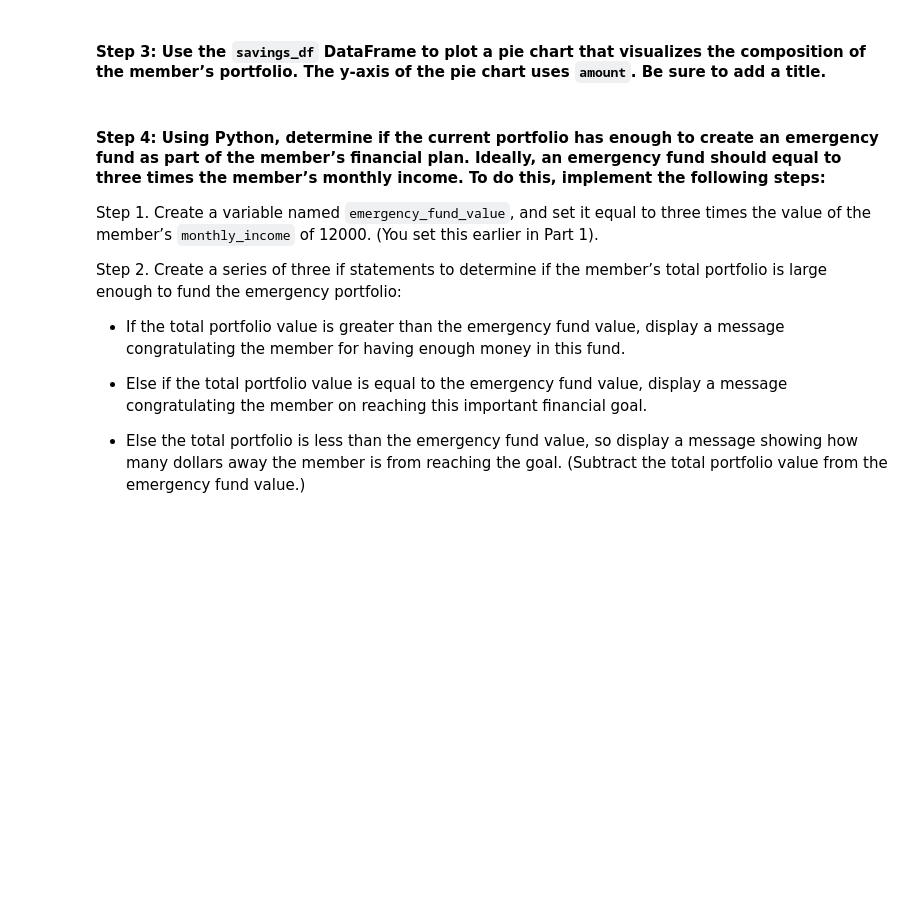
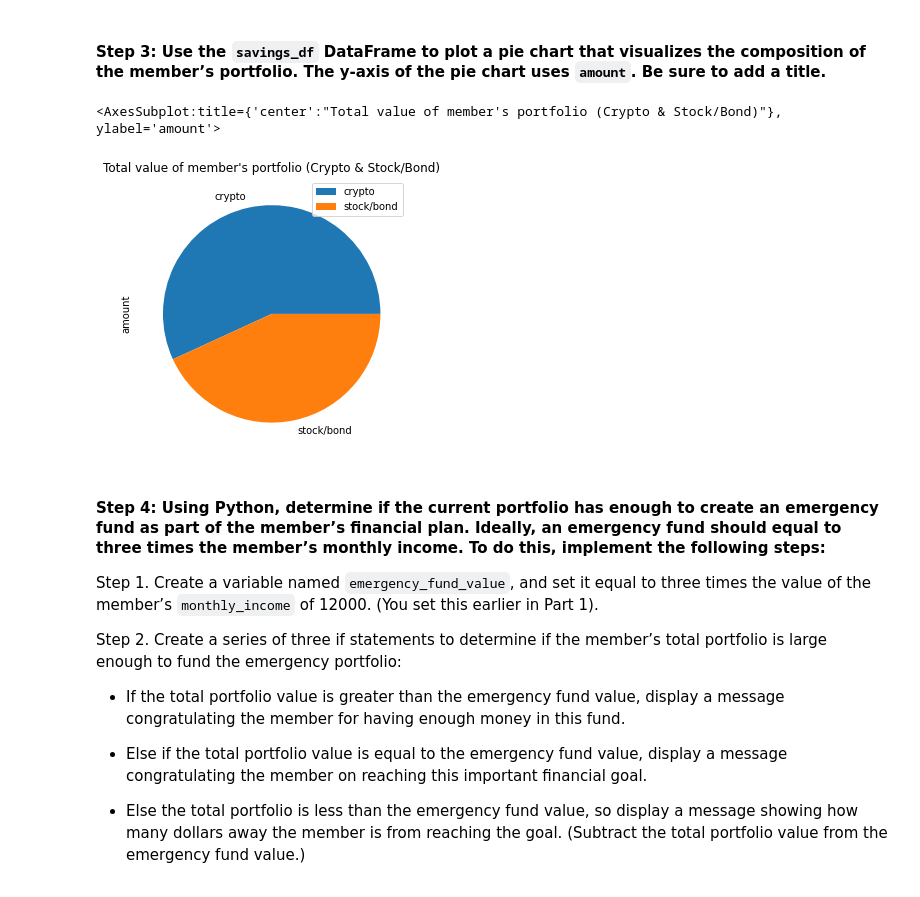
Before and after one commit to Aheesh/fin_planner, a Jupyter notebook: financial_planning_tools.ipynb, the cells around one changed output. Drawn from its saved outputs; the diff is of its cells as text; code cells hidden in the pictures; blank space fills up the shorter version.

```diff
--- a/financial_planning_tools.ipynb
+++ b/financial_planning_tools.ipynb
@@ -330,7 +330,10 @@ In this section, you’ll use the valuations for the cryptocurrency wallet and f
 #### Step 1: Create a Python list named `savings_data` that has two elements. The first element contains the total value of the cryptocurrency wallet. The second element contains the total value of the stock and bond portions of the portfolio.
 # %%
 # Consolidate financial assets data into a Python list
-# YOUR CODE HERE
+savings_data=list()
+savings_data.insert(0,total_crypto_wallet)
+savings_data.insert(1,total_stocks_bonds)
 
 # Review the Python list savings_data
-# YOUR CODE HERE
+display(type(savings_data))
+display(savings_data)
@@ -344,7 +350,8 @@ In this section, you’ll use the valuations for the cryptocurrency wallet and f
 - `index`: Set this parameter equal to a Python list with the values of `crypto` and `stock/bond`.
 # %%
 # Create a Pandas DataFrame called savings_df
-# YOUR CODE HERE
+savings_df=pd.DataFrame(savings_data,index=['crypto','stock/bond'],columns=['amount'])
 
 # Display the savings_df DataFrame
-# YOUR CODE HERE
+display(type(savings_df))
+display(savings_df)
@@ -352,7 +364,10 @@ In this section, you’ll use the valuations for the cryptocurrency wallet and f
 #### Step 3: Use the `savings_df` DataFrame to plot a pie chart that visualizes the composition of the member’s portfolio. The y-axis of the pie chart uses `amount`. Be sure to add a title.
 # %%
 # Plot the total value of the member's portfolio (crypto and stock/bond) in a pie chart
-# YOUR CODE HERE
+savings_df.plot.pie(y='amount',figsize=(5,5),title="Total value of member's portfolio (Crypto & Stock/Bond)")
+# %% [output]
+<AxesSubplot:title={'center':"Total value of member's portfolio (Crypto & Stock/Bond)"}, ylabel='amount'>
+[figure, added]
 # %% [markdown]
 #### Step 4: Using Python, determine if the current portfolio has enough to create an emergency fund as part of the member’s financial plan. Ideally, an emergency fund should equal to three times the member’s monthly income. To do this, implement the following steps:
 
```
Also changed, not shown: parts of 5 cells of this notebook.
